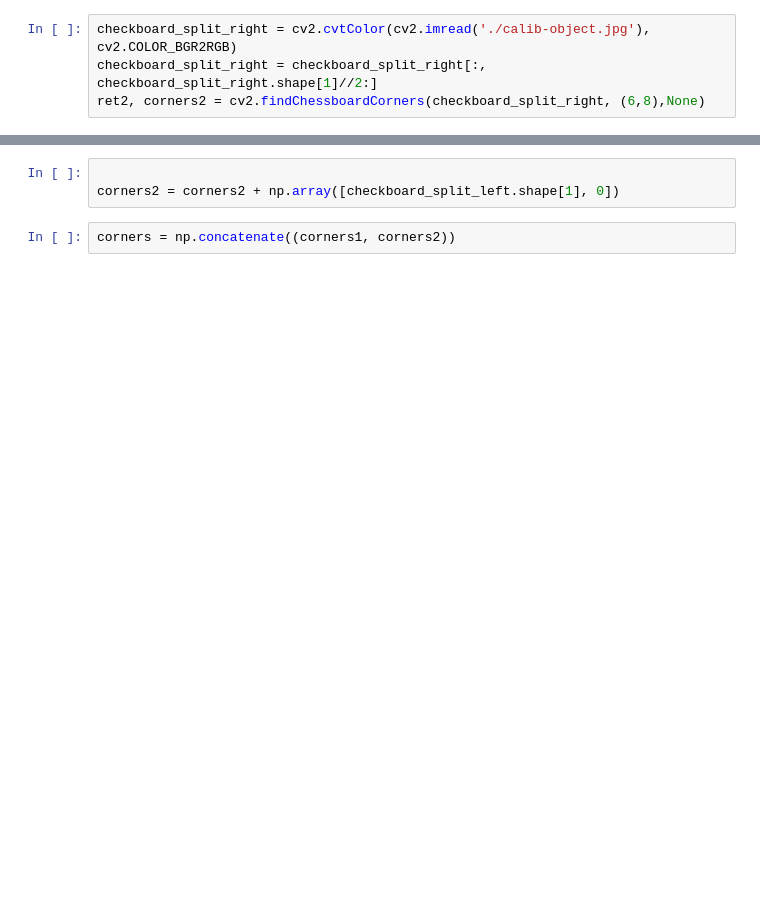
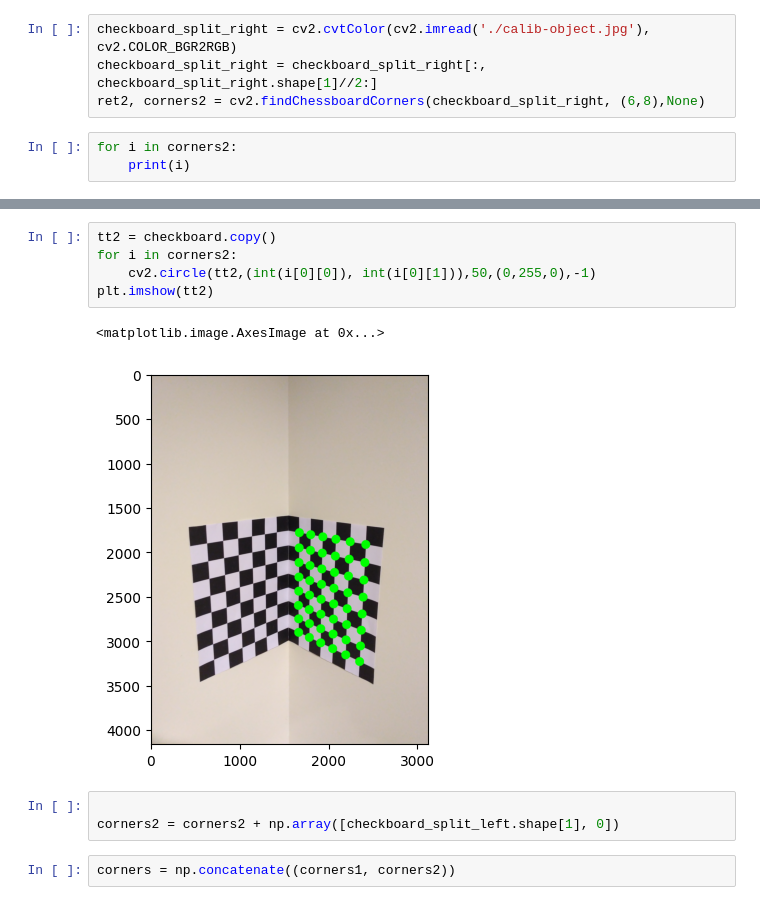
Before and after one commit to vatsasree/CV-Assignment-1, a Jupyter notebook: Assign1.ipynb, the cells around one changed output, grey strips where cells are left out. Saved outputs shown, nothing was run; the diff lists cells and outputs as text; blank space fills up the shorter version.

```diff
--- a/Assign1.ipynb
+++ b/Assign1.ipynb
@@ -67,3 +96,6 @@ ret, corners1 = cv2.findChessboardCorners(checkboard_split_left, (6,8),None)
 checkboard_split_right = cv2.cvtColor(cv2.imread('./calib-object.jpg'), cv2.COLOR_BGR2RGB)
 checkboard_split_right = checkboard_split_right[:, checkboard_split_right.shape[1]//2:]
 ret2, corners2 = cv2.findChessboardCorners(checkboard_split_right, (6,8),None)
+# %%
+for i in corners2:
+    print(i)
@@ -70,3 +120,11 @@ ret2, corners2 = cv2.findChessboardCorners(checkboard_split_right, (6,8),None)
+# %%
+tt2 = checkboard.copy()
+for i in corners2:
+    cv2.circle(tt2,(int(i[0][0]), int(i[0][1])),50,(0,255,0),-1)
+plt.imshow(tt2)
+# %% [output]
+<matplotlib.image.AxesImage at 0x...>
+[figure, added]
 # %%
 
 corners2 = corners2 + np.array([checkboard_split_left.shape[1], 0])
```
Also changed, not shown: parts of 14 cells of this notebook.
